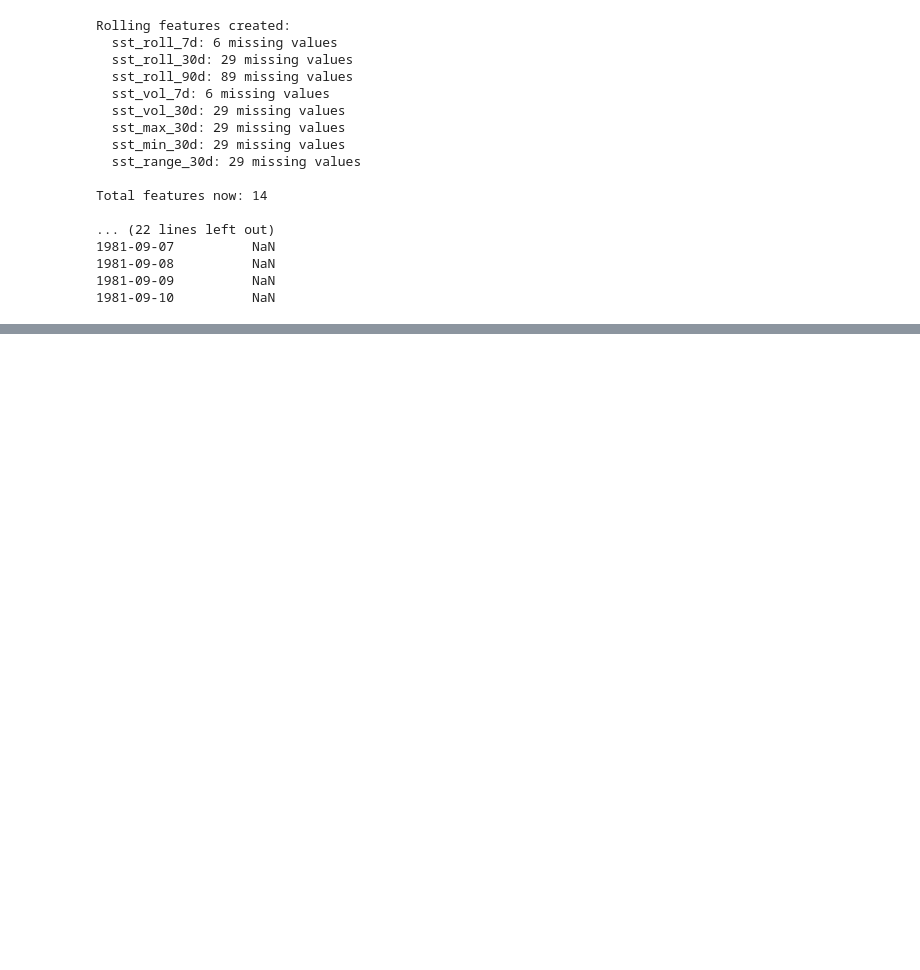
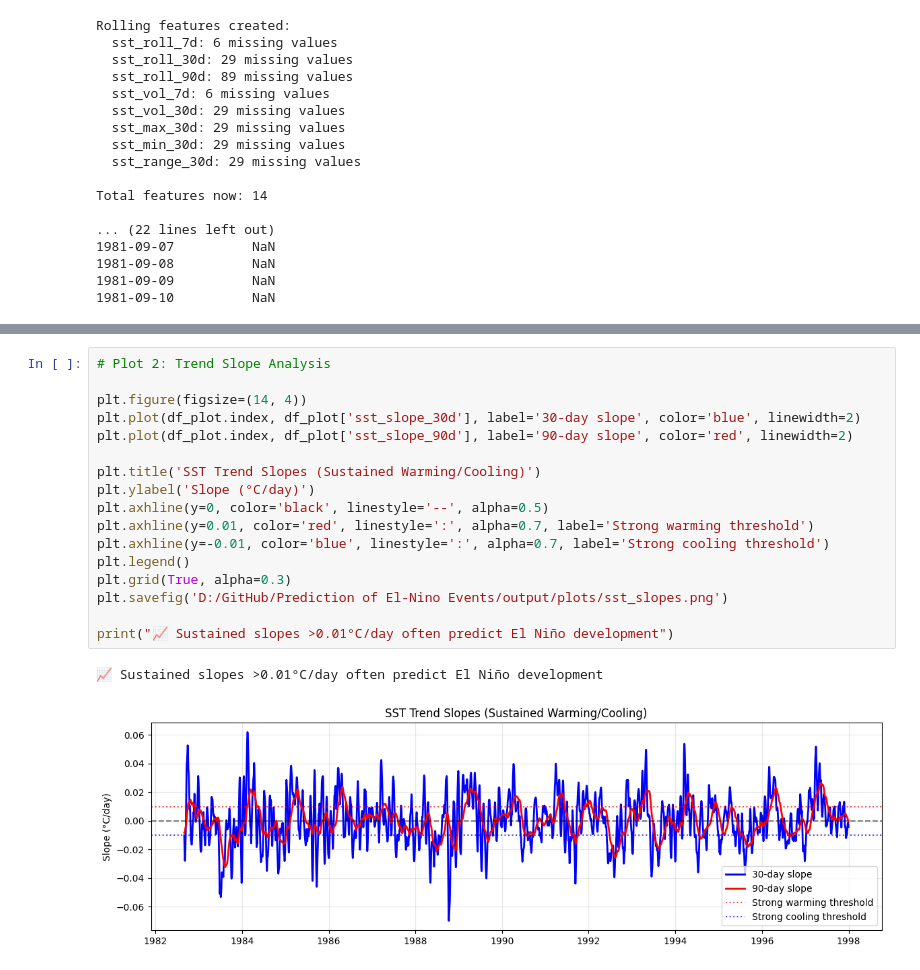
Before and after one commit to DHANA5982/Prediction-of-El-Nino-Events, a Jupyter notebook: notebooks/02_EDA.ipynb, the cells around one changed output, grey strips where cells are left out. Cells and saved outputs as stored; diff of their text form; blank space fills up the shorter version.

```diff
--- a/notebooks/02_EDA.ipynb
+++ b/notebooks/02_EDA.ipynb
@@ -264,0 +376,20 @@ print("• 30-day features balance smoothness vs responsiveness")
+# %%
+# Plot 2: Trend Slope Analysis
+
+plt.figure(figsize=(14, 4))
+plt.plot(df_plot.index, df_plot['sst_slope_30d'], label='30-day slope', color='blue', linewidth=2)
+plt.plot(df_plot.index, df_plot['sst_slope_90d'], label='90-day slope', color='red', linewidth=2)
+
+plt.title('SST Trend Slopes (Sustained Warming/Cooling)')
+plt.ylabel('Slope (°C/day)')
+plt.axhline(y=0, color='black', linestyle='--', alpha=0.5)
+plt.axhline(y=0.01, color='red', linestyle=':', alpha=0.7, label='Strong warming threshold')
+plt.axhline(y=-0.01, color='blue', linestyle=':', alpha=0.7, label='Strong cooling threshold')
+plt.legend()
+plt.grid(True, alpha=0.3)
+plt.savefig('D:/GitHub/Prediction of El-Nino Events/output/plots/sst_slopes.png')
+
+print("📈 Sustained slopes >0.01°C/day often predict El Niño development")
+# %% [output]
+📈 Sustained slopes >0.01°C/day often predict El Niño development
+[figure, added]
```
Also changed, not shown: parts of 28 cells of this notebook.
